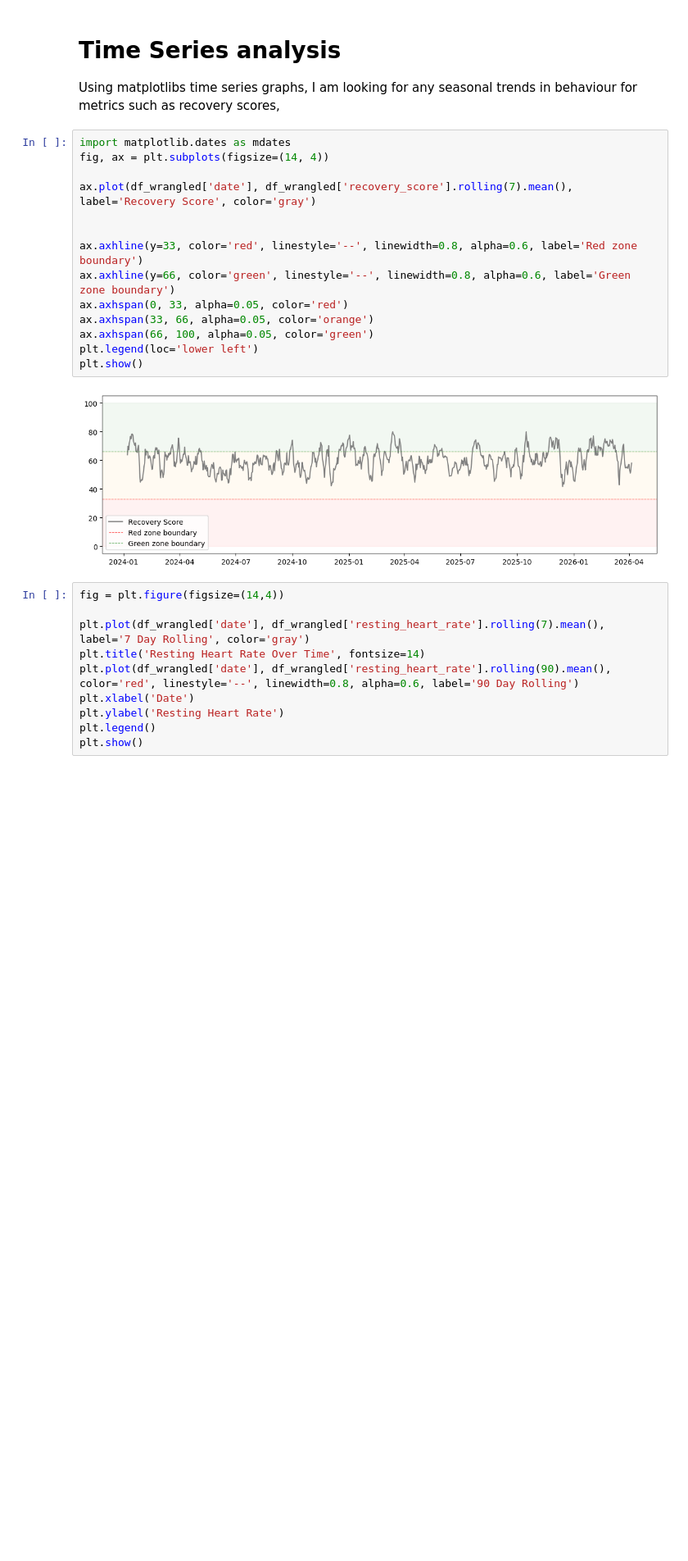
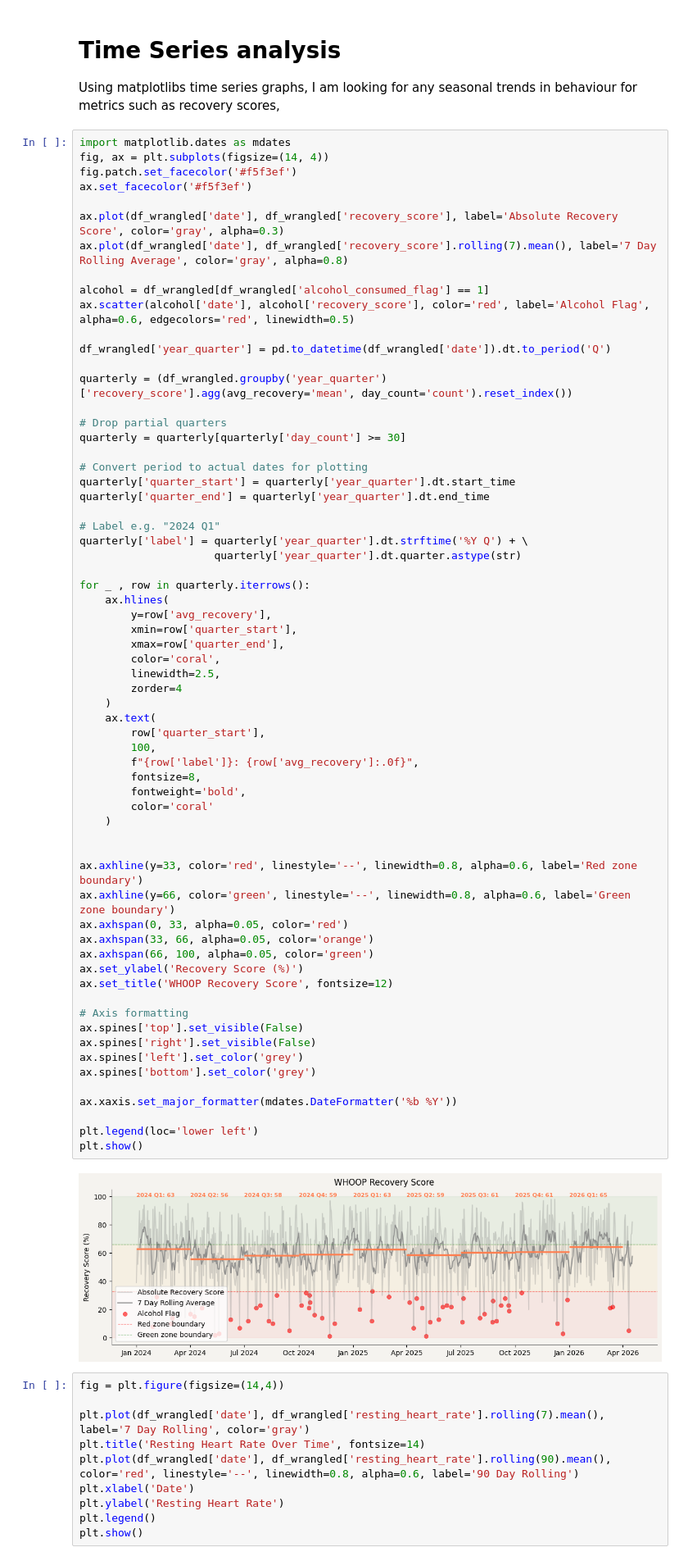
Before and after one commit to JordanPickles/whoop-recovery-predictor, a Jupyter notebook: notebooks/01_eda.ipynb, the cells around one changed output. Shown at 82% size. Drawn from its saved outputs; the diff is of its cells as text; blank space fills up the shorter version.

```diff
--- a/notebooks/01_eda.ipynb
+++ b/notebooks/01_eda.ipynb
@@ -336,19 +336,69 @@ Using matplotlibs time series graphs, I am looking for any seasonal trends in be
 # %%
 import matplotlib.dates as mdates
 fig, ax = plt.subplots(figsize=(14, 4))
+fig.patch.set_facecolor('#f5f3ef')
+ax.set_facecolor('#f5f3ef')
 
-ax.plot(df_wrangled['date'], df_wrangled['recovery_score'].rolling(7).mean(), label='Recovery Score', color='gray')
+ax.plot(df_wrangled['date'], df_wrangled['recovery_score'], label='Absolute Recovery Score', color='gray', alpha=0.3)
+ax.plot(df_wrangled['date'], df_wrangled['recovery_score'].rolling(7).mean(), label='7 Day Rolling Average', color='gray', alpha=0.8)
+
+alcohol = df_wrangled[df_wrangled['alcohol_consumed_flag'] == 1]
+ax.scatter(alcohol['date'], alcohol['recovery_score'], color='red', label='Alcohol Flag', alpha=0.6, edgecolors='red', linewidth=0.5)
+
+df_wrangled['year_quarter'] = pd.to_datetime(df_wrangled['date']).dt.to_period('Q')
+
+quarterly = (df_wrangled.groupby('year_quarter')['recovery_score'].agg(avg_recovery='mean', day_count='count').reset_index())
+
+# Drop partial quarters
+quarterly = quarterly[quarterly['day_count'] >= 30]
+
+# Convert period to actual dates for plotting
+quarterly['quarter_start'] = quarterly['year_quarter'].dt.start_time
+quarterly['quarter_end'] = quarterly['year_quarter'].dt.end_time
+
+# Label e.g. "2024 Q1"
+quarterly['label'] = quarterly['year_quarter'].dt.strftime('%Y Q') + \
+                     quarterly['year_quarter'].dt.quarter.astype(str)
+
+for _ , row in quarterly.iterrows():
+    ax.hlines(
+        y=row['avg_recovery'],
+        xmin=row['quarter_start'],
+        xmax=row['quarter_end'],
+        color='coral',
+        linewidth=2.5,
+        zorder=4
+    )
+    ax.text(
+        row['quarter_start'],
+        100,
+        f"{row['label']}: {row['avg_recovery']:.0f}",
+        fontsize=8,
+        fontweight='bold',
+        color='coral'
+    )
 
 
 ax.axhline(y=33, color='red', linestyle='--', linewidth=0.8, alpha=0.6, label='Red zone boundary')
 ax.axhline(y=66, color='green', linestyle='--', linewidth=0.8, alpha=0.6, label='Green zone boundary')
 ax.axhspan(0, 33, alpha=0.05, color='red')
 ax.axhspan(33, 66, alpha=0.05, color='orange')
 ax.axhspan(66, 100, alpha=0.05, color='green')
+ax.set_ylabel('Recovery Score (%)')
+ax.set_title('WHOOP Recovery Score', fontsize=12)
+
+# Axis formatting
+ax.spines['top'].set_visible(False)
+ax.spines['right'].set_visible(False)
+ax.spines['left'].set_color('grey')
+ax.spines['bottom'].set_color('grey')
+
+ax.xaxis.set_major_formatter(mdates.DateFormatter('%b %Y'))
+
 plt.legend(loc='lower left')
 plt.show()
 # %% [output]
-[figure, old version]
+[figure, new version]
 # %%
 fig = plt.figure(figsize=(14,4))
 
```
Also changed, not shown: parts of 4 cells of this notebook.
